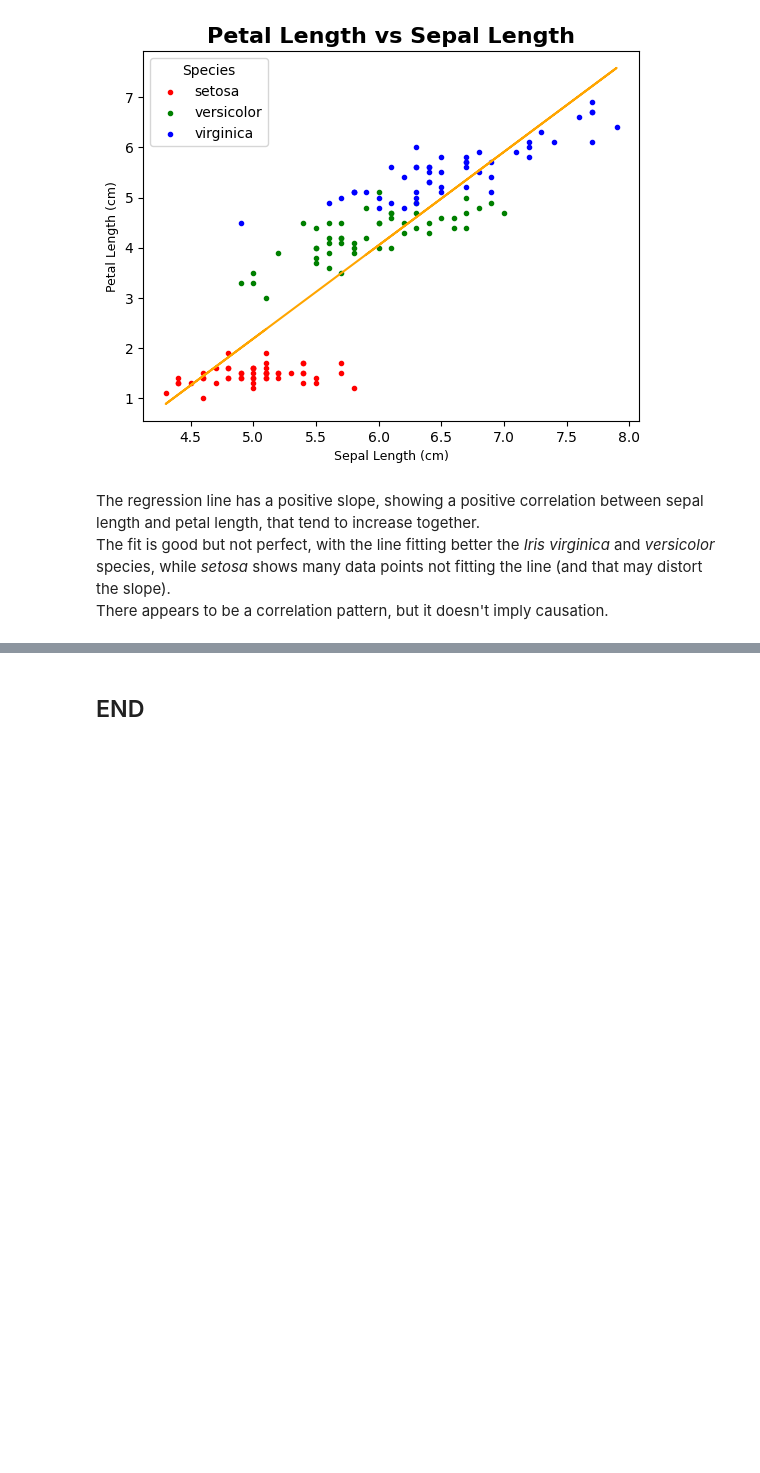
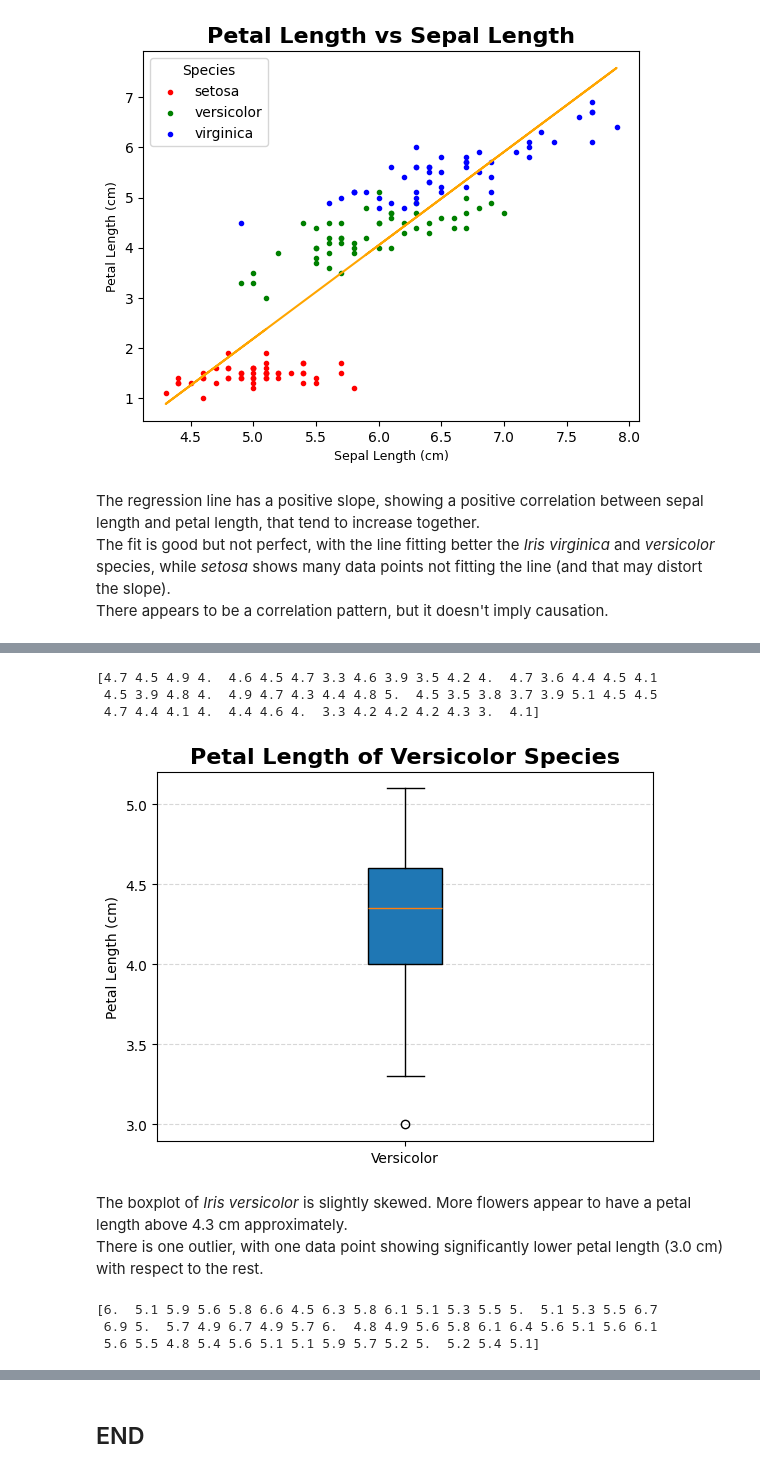
Before and after one commit to AnnaLoz28/principles_of_data_analytics, a Jupyter notebook: tasks.ipynb, the cells around one changed output, grey strips where cells are left out. Drawn from its saved outputs; the diff is of its cells as text; code cells hidden in the pictures; blank space fills up the shorter version.

```diff
--- a/tasks.ipynb
+++ b/tasks.ipynb
@@ -515,0 +471,29 @@ Explain, in your own words, what the pairplot depicts.
+# %%
+# print the petal length values of Iris versicolor
+versicolor_pl = versicolor[:,2]
+print(versicolor_pl)
+# %% [output]
+[4.7 4.5 4.9 4.  4.6 4.5 4.7 3.3 4.6 3.9 3.5 4.2 4.  4.7 3.6 4.4 4.5 4.1
+ 4.5 3.9 4.8 4.  4.9 4.7 4.3 4.4 4.8 5.  4.5 3.5 3.8 3.7 3.9 5.1 4.5 4.5
+ 4.7 4.4 4.1 4.  4.4 4.6 4.  3.3 4.2 4.2 4.2 4.3 3.  4.1]
+# %%
+# create a boxplot of petal length for versicolor species
+fig, ax = plt.subplots()
+versicolor_plot = ax.boxplot(versicolor_pl, patch_artist=True)
+ax.set_xticklabels(['Versicolor'])
+ax.set_title('Petal Length of Versicolor Species', fontdict= title_font)
+ax.set_ylabel('Petal Length (cm)')
+ax.grid(axis = "y", linestyle = "--", alpha = 0.5)
+# %% [output]
+[figure, added]
+# %% [markdown]
+The boxplot of *Iris versicolor* is slightly skewed. More flowers appear to have a petal length above 4.3 cm approximately.
+There is one outlier, with one data point showing significantly lower petal length (3.0 cm) with respect to the rest.
+# %%
+# print the petal length values of Iris virginica
+virginica_pl = virginica[:,2]
+print(virginica_pl)
+# %% [output]
+[6.  5.1 5.9 5.6 5.8 6.6 4.5 6.3 5.8 6.1 5.1 5.3 5.5 5.  5.1 5.3 5.5 6.7
+ 6.9 5.  5.7 4.9 6.7 4.9 5.7 6.  4.8 4.9 5.6 5.8 6.1 6.4 5.6 5.1 5.6 6.1
+ 5.6 5.5 4.8 5.4 5.6 5.1 5.1 5.9 5.7 5.2 5.  5.2 5.4 5.1]
```
Also changed, not shown: parts of 45 cells of this notebook.
